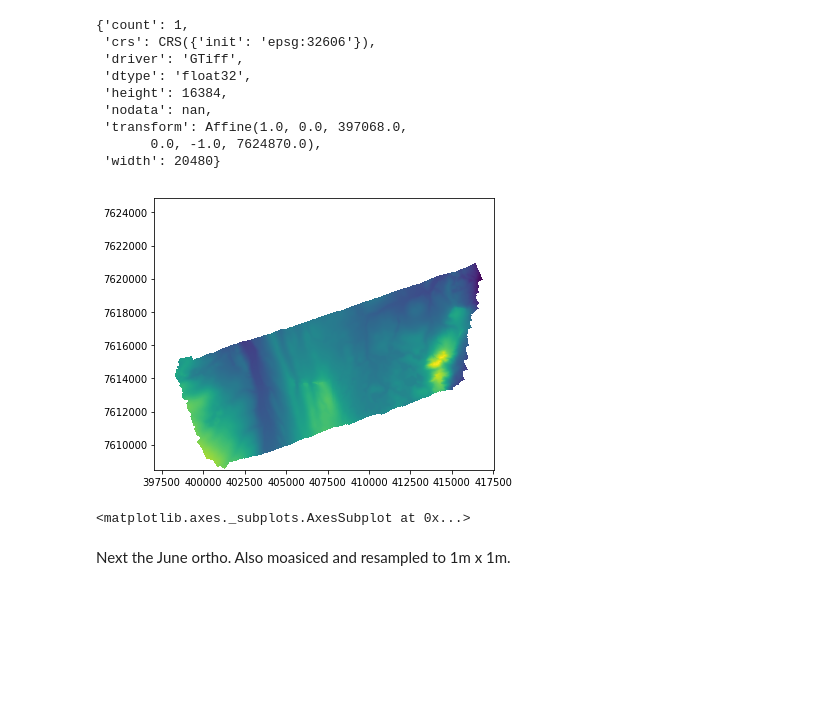
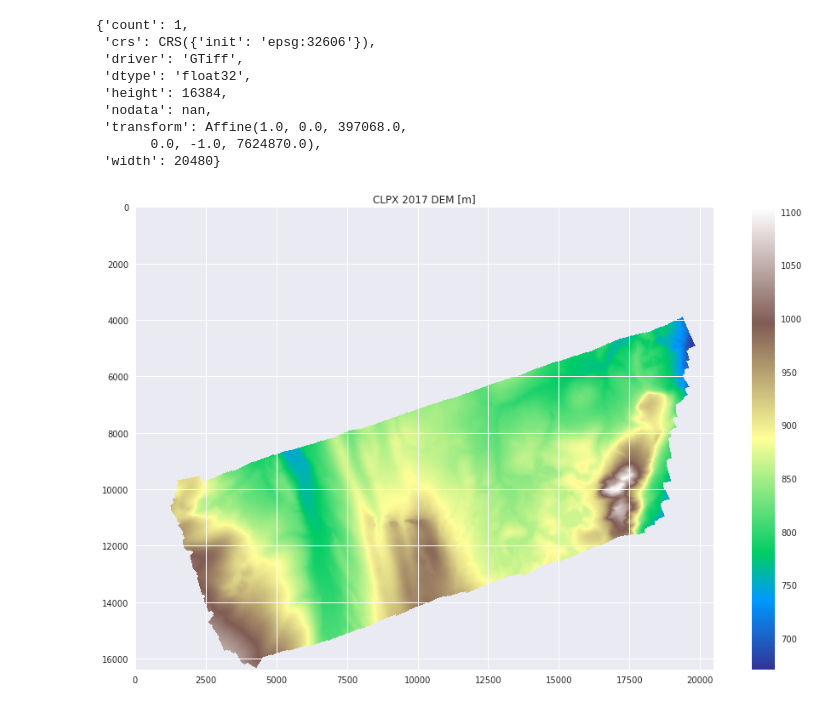
Before and after one commit to charparr/jupyter-notebooks, a Jupyter notebook: CLPX 2017 Depth Map Creation.ipynb, the cells around one changed output. Drawn from its saved outputs; the diff is of its cells as text; code cells hidden in the pictures; blank space fills up the shorter version.

```diff
--- a/CLPX 2017 Depth Map Creation.ipynb
+++ b/CLPX 2017 Depth Map Creation.ipynb
@@ -24,11 +31,11 @@ dem_src.meta
  'transform': Affine(1.0, 0.0, 397068.0,
        0.0, -1.0, 7624870.0),
  'width': 20480}
-# %%
-plt.figure(figsize=(8, 5))
-show(dem_src)
-# %% [output]
-[figure, removed]
-<matplotlib.axes._subplots.AxesSubplot at 0x...>
-# %% [markdown]
-Next the June ortho. Also moasiced and resampled to 1m x 1m.
+# %%
+plt.figure(figsize=(16,10))
+plt.imshow(dem_src.read(1),cmap='terrain')
+plt.title('CLPX 2017 DEM [m]')
+plt.colorbar()
+plt.show()
+# %% [output]
+[figure, added]
```
Also changed, not shown: parts of 36 cells of this notebook, 23 other files.
